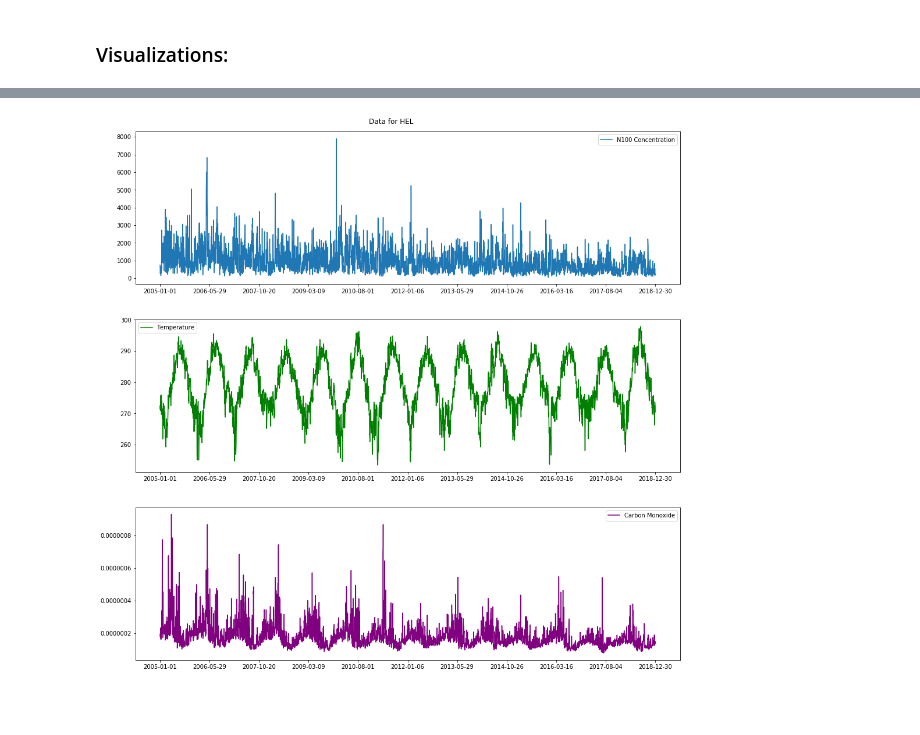
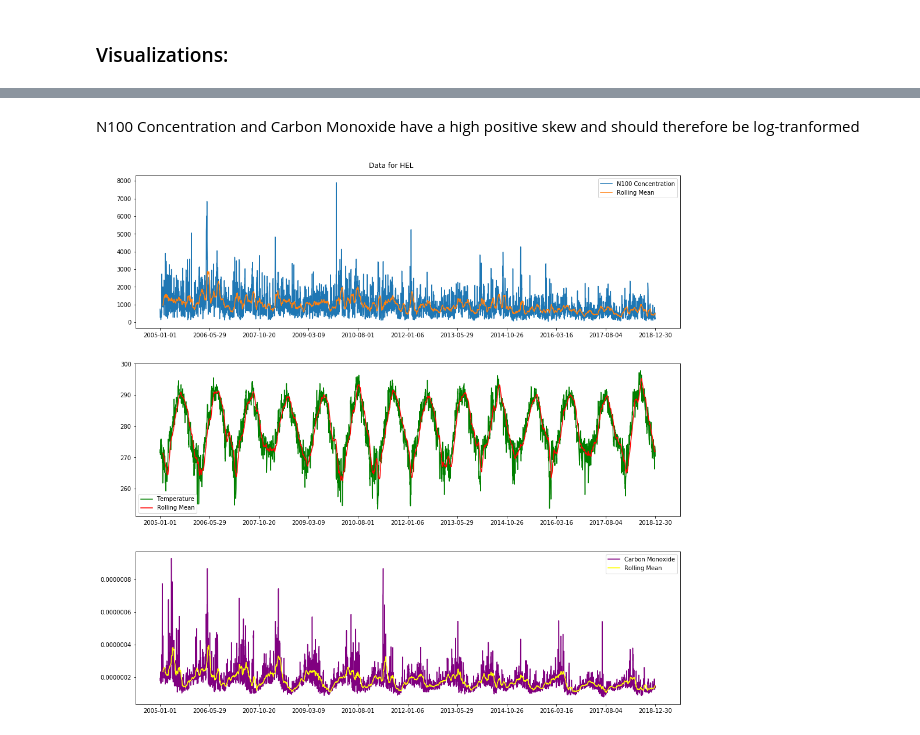
Before and after one commit to ellarauth/aerosol-modeling, a Jupyter notebook: notebooks/explore.ipynb, the cells around one changed output, grey strips where cells are left out. Cells and saved outputs as stored; diff of their text form; code cells hidden in the pictures; blank space fills up the shorter version.

Commit message:
added correlations and log-transformation

```diff
--- a/notebooks/explore.ipynb
+++ b/notebooks/explore.ipynb
@@ -64,5 +65,22 @@ df.head()
 | 2005-01-03 | 265.290294 | 272.60297 | 1.779340e-07 |
 | 2005-01-04 | 304.682014 | 270.91785 | 2.032431e-07 |
 | 2005-01-05 | 409.387986 | 272.37310 | 2.047700e-07 |
+# %%
+# calculating moving averages
+df_ma = df.copy()
+df_ma = df_ma.rolling(window=30).mean()
+
+# normalizing the data
+min_max_scaler = preprocessing.MinMaxScaler()
+x_scaled = min_max_scaler.fit_transform(df.values)
+df_scaled = pd.DataFrame(x_scaled)
+df_scaled.columns = df.columns.values
+
+# log-transforming the data
+df_log = df_scaled.transform(np.log)
+
+# calculating moving averages for log-transformed data
+df_log_ma = df_log.copy()
+df_log_ma = df_log_ma.rolling(window=30).mean()
 # %% [markdown]
 ### Visualizations:
@@ -69,21 +102,29 @@ df.head()
+# %% [markdown]
+N100 Concentration and Carbon Monoxide have a high positive skew and should therefore be log-tranformed
 # %%
+# plotting original data and trend (moving average)
 idx = df.shape[0]
 step = int(idx / 10)
 xticks = pd.Series(df.index).iloc[list(range(0,idx,step))]
 
 fig, ax = plt.subplots(3, 1)
 fig.set_figwidth(15)
 fig.set_figheight(14)
 
-ax[0].plot(df.index[:idx], df.concentration[:idx], label='N100 Concentration')
-ax[1].plot(df.index[:idx], df.t[:idx], label='Temperature', c='green')
-ax[2].plot(df.index[:idx], df.co[:idx], label='Carbon Monoxide', c='purple')
+ax[0].plot(df.concentration[:idx], label='N100 Concentration')
+ax[0].plot(df_ma.concentration[:idx], label='Rolling Mean')
+
+ax[1].plot(df.t[:idx], label='Temperature', c='green')
+ax[1].plot(df_ma.t[:idx], label='Rolling Mean', c='red')
+
+ax[2].plot(df.co[:idx], label='Carbon Monoxide', c='purple')
+ax[2].plot(df_ma.co[:idx], label='Rolling Mean', c='yellow')
 
 for i in range(3):
     ax[i].legend()
     ax[i].set_xticks(xticks)
 
 fig.tight_layout(pad=4)
 fig.suptitle('Data for '+city);
 # %% [output]
-[figure, old version]
+[figure, new version]
```
Also changed, not shown: parts of 6 cells of this notebook.
